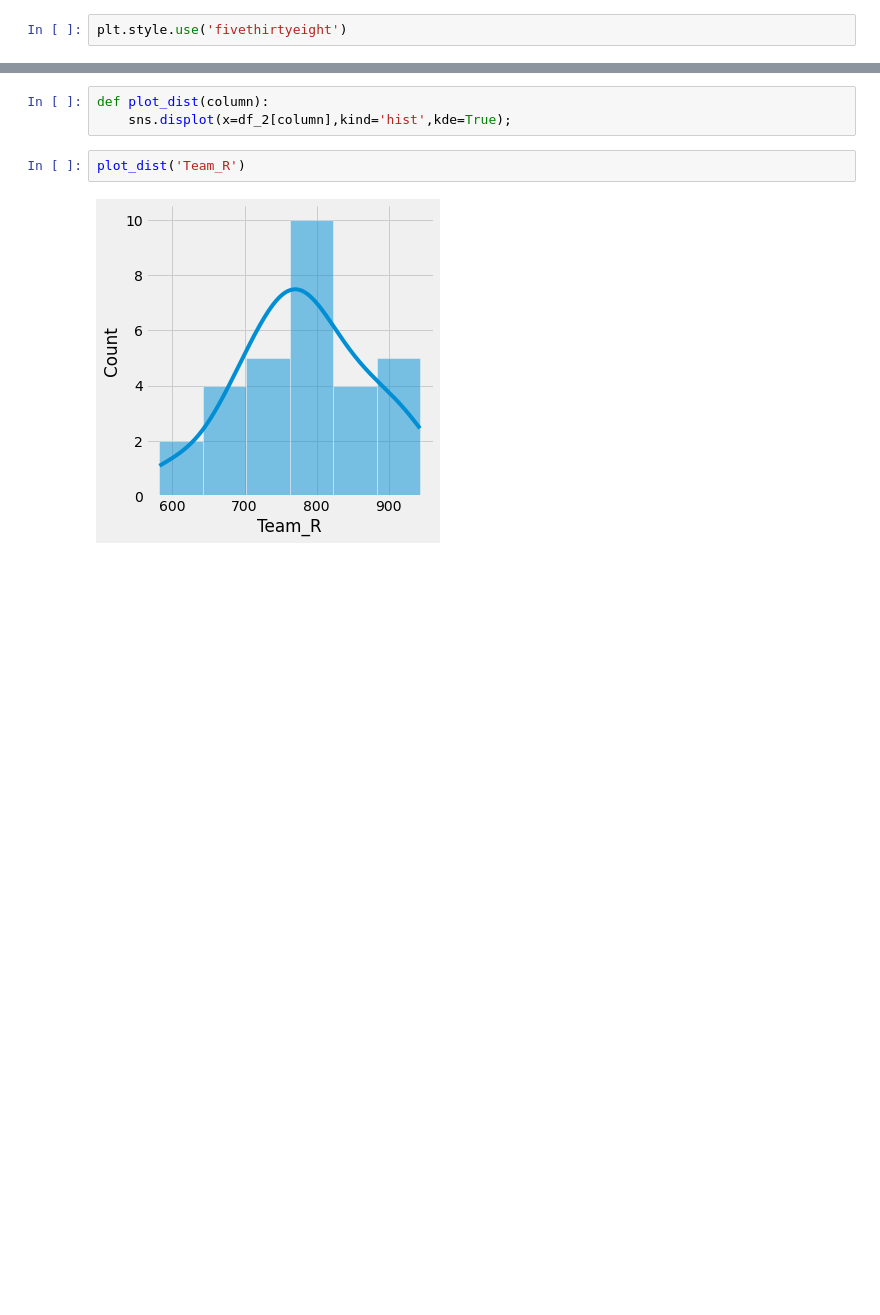
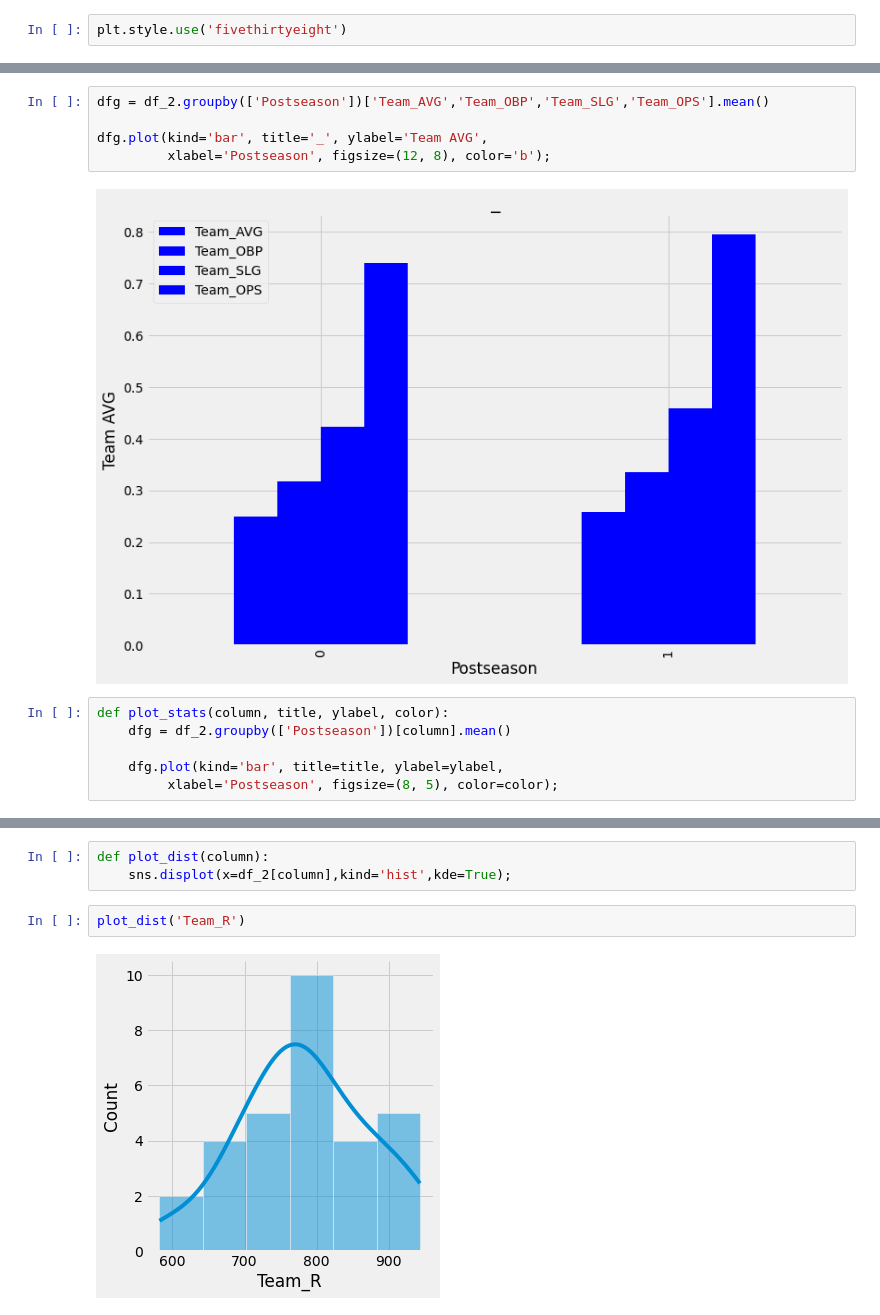
Before and after one commit to jmg0144/mlb-analysis, a Jupyter notebook: MLB-Analysis.ipynb, the cells around one changed output, grey strips where cells are left out. Saved outputs shown, nothing was run; the diff lists cells and outputs as text; blank space fills up the shorter version.

Commit message:
Added graphs

```diff
--- a/MLB-Analysis.ipynb
+++ b/MLB-Analysis.ipynb
@@ -118,0 +122,13 @@ plt.style.use('fivethirtyeight')
+# %%
+dfg = df_2.groupby(['Postseason'])['Team_AVG','Team_OBP','Team_SLG','Team_OPS'].mean()
+
+dfg.plot(kind='bar', title='_', ylabel='Team AVG',
+         xlabel='Postseason', figsize=(12, 8), color='b');
+# %% [output]
+[figure, added]
+# %%
+def plot_stats(column, title, ylabel, color):
+    dfg = df_2.groupby(['Postseason'])[column].mean()
+
+    dfg.plot(kind='bar', title=title, ylabel=ylabel,
+         xlabel='Postseason', figsize=(8, 5), color=color);
```
Also changed, not shown: parts of 6 cells of this notebook.
